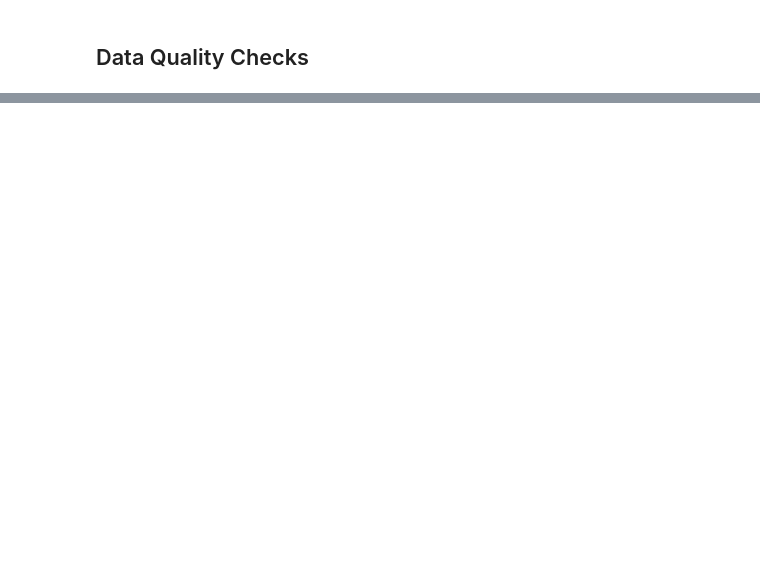
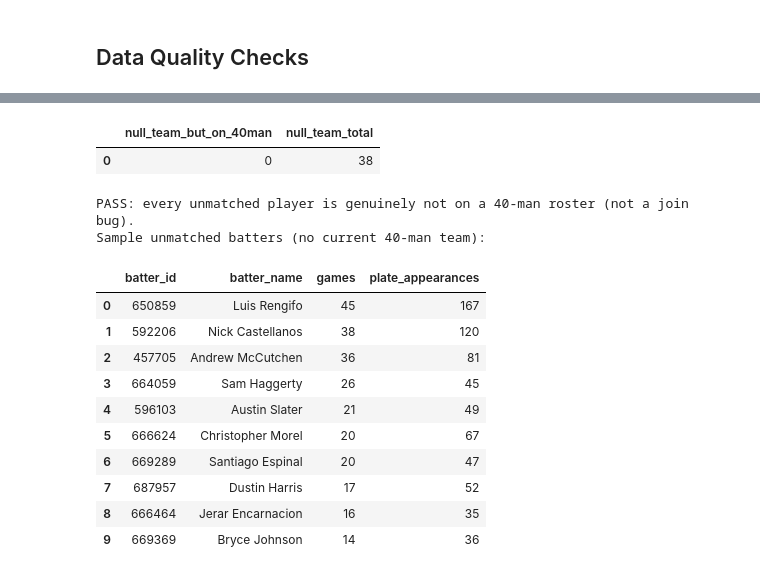
Before and after one commit to jondiaz10/baseball-analytics-portfolio, a Jupyter notebook: notebooks/data_profiling.ipynb, the cells around one changed output, grey strips where cells are left out. Saved outputs shown, nothing was run; the diff lists cells and outputs as text; code cells hidden in the pictures; blank space fills up the shorter version.

```diff
--- a/notebooks/data_profiling.ipynb
+++ b/notebooks/data_profiling.ipynb
@@ -551,0 +665,43 @@ game_date_distribution_df
+# %%
+# Join integrity: a NULL team should ONLY happen when the player is not on a
+# 40-man roster. If any player has a NULL team yet IS on the 40-man, that is a
+# join bug. null_team_but_on_40man must be 0.
+team_join_integrity_sql = f"""
+SELECT
+  COUNTIF(b.team_id IS NULL AND r.mlbam_id IS NOT NULL) AS null_team_but_on_40man,
+  COUNTIF(b.team_id IS NULL) AS null_team_total
+FROM `{PROJECT_ID}.reporting.rpt_batter_season` b
+LEFT JOIN `{PROJECT_ID}.staging.stg_mlb_rosters` r ON r.mlbam_id = b.batter_id
+"""
+team_join_integrity_df = run_query(team_join_integrity_sql)
+display(team_join_integrity_df)
+assert int(team_join_integrity_df["null_team_but_on_40man"][0]) == 0, \
+    "JOIN BUG: a player has NULL team but IS on the 40-man roster"
+print("PASS: every unmatched player is genuinely not on a 40-man roster (not a join bug).")
+
+# A few unmatched batters, by volume, for eyeballing.
+unmatched_sample_sql = f"""
+SELECT batter_id, batter_name, games, plate_appearances
+FROM `{PROJECT_ID}.reporting.rpt_batter_season`
+WHERE team_id IS NULL
+ORDER BY games DESC
+LIMIT 10
+"""
+print("Sample unmatched batters (no current 40-man team):")
+display(run_query(unmatched_sample_sql))
+# %% [output]
+|  | null_team_but_on_40man | null_team_total |
+| 0 | 0 | 38 |
+PASS: every unmatched player is genuinely not on a 40-man roster (not a join bug).
+Sample unmatched batters (no current 40-man team):
+|  | batter_id | batter_name | games | plate_appearances |
+| 0 | 650859 | Luis Rengifo | 45 | 167 |
+| 1 | 592206 | Nick Castellanos | 38 | 120 |
+| 2 | 457705 | Andrew McCutchen | 36 | 81 |
+| 3 | 664059 | Sam Haggerty | 26 | 45 |
+| 4 | 596103 | Austin Slater | 21 | 49 |
+| 5 | 666624 | Christopher Morel | 20 | 67 |
+| 6 | 669289 | Santiago Espinal | 20 | 47 |
+| 7 | 687957 | Dustin Harris | 17 | 52 |
+| 8 | 666464 | Jerar Encarnacion | 16 | 35 |
+| 9 | 669369 | Bryce Johnson | 14 | 36 |
```
Also changed, not shown: parts of 26 cells of this notebook.
